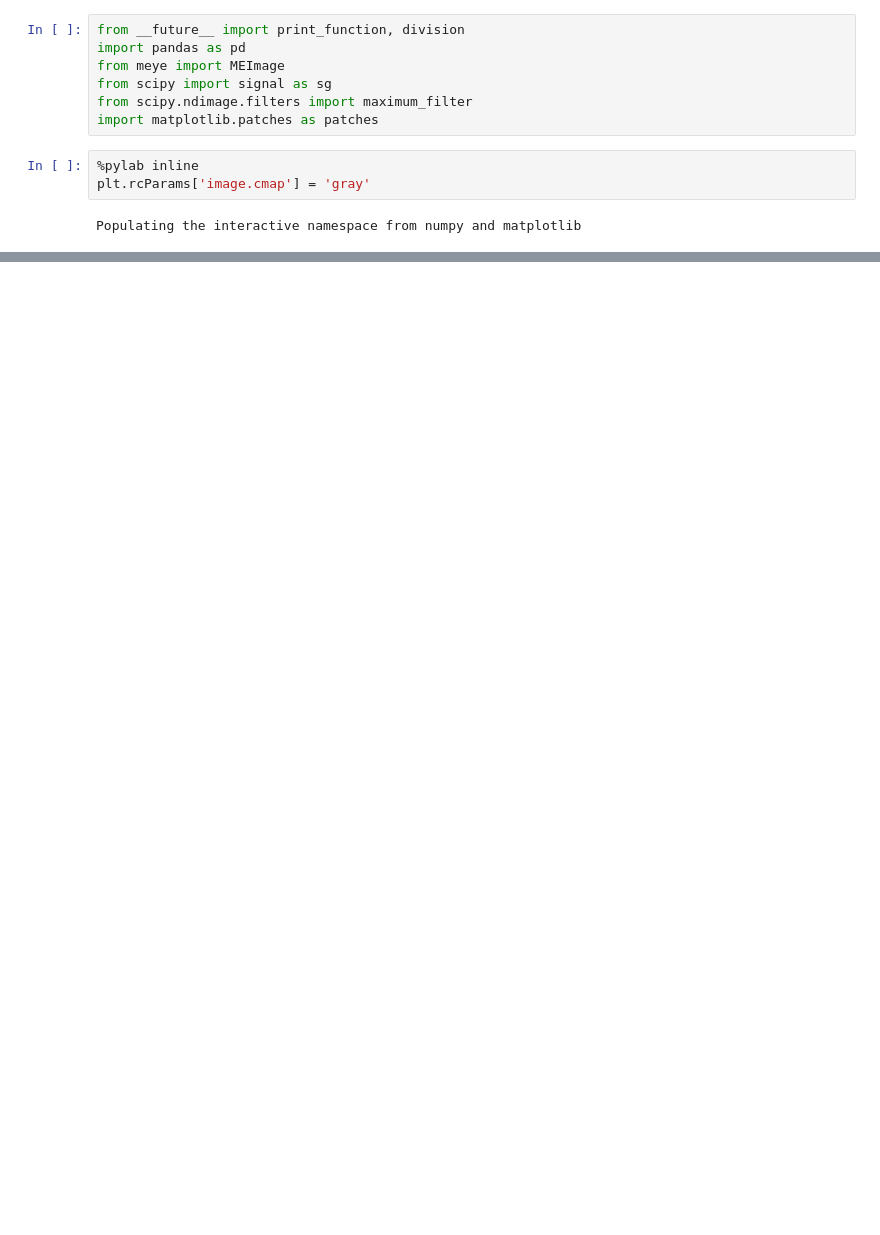
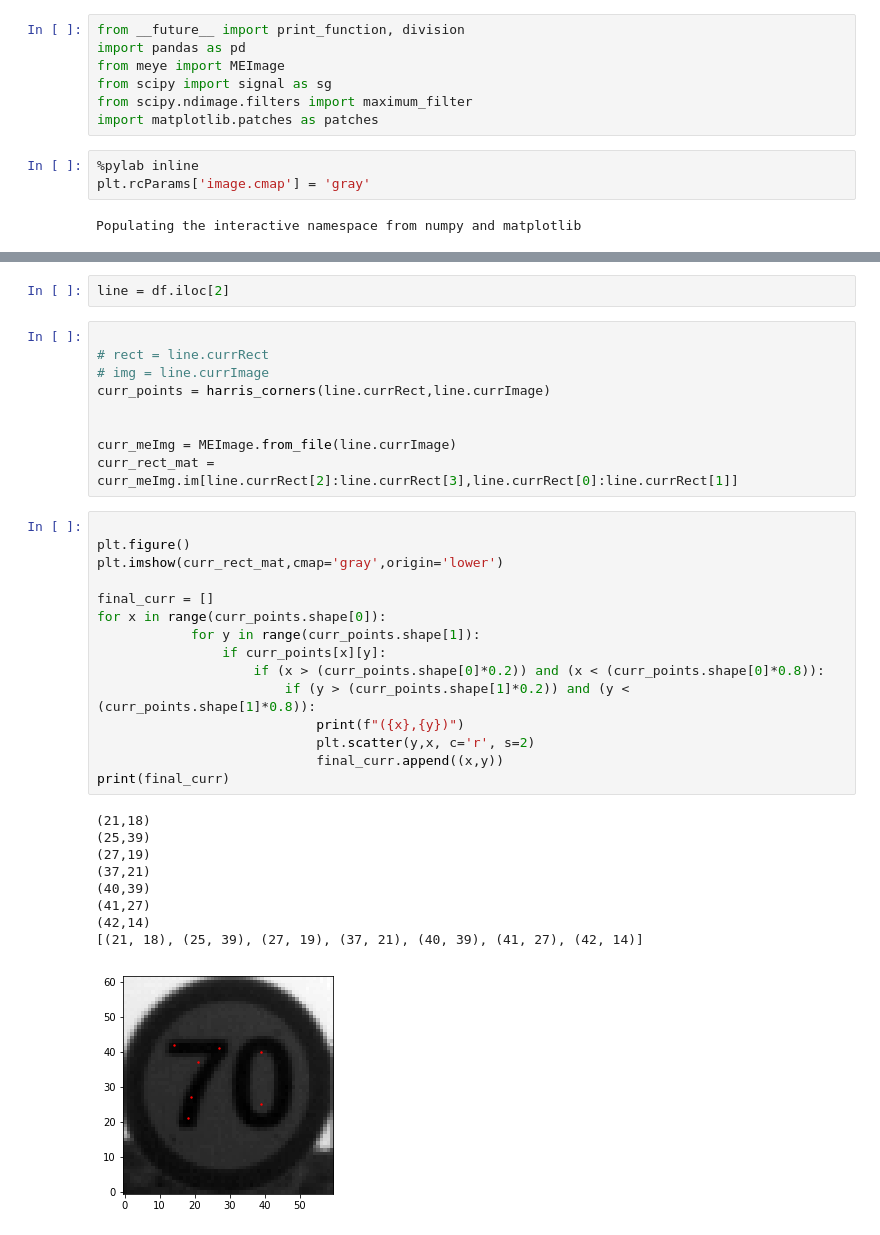
Before and after one commit to hodayamar/excellenteam-python-mobileye-distance-calculation, a Jupyter notebook: organized_algo.ipynb, the cells around one changed output, grey strips where cells are left out. Cells and saved outputs as stored; diff of their text form; blank space fills up the shorter version.

```diff
--- a/organized_algo.ipynb
+++ b/organized_algo.ipynb
@@ -141,0 +142,36 @@ mask
+# %%
+line = df.iloc[2]
+# %%
+
+# rect = line.currRect
+# img = line.currImage
+curr_points = harris_corners(line.currRect,line.currImage)
+
+
+curr_meImg = MEImage.from_file(line.currImage)
+curr_rect_mat = curr_meImg.im[line.currRect[2]:line.currRect[3],line.currRect[0]:line.currRect[1]]
+# %%
+
+plt.figure()
+plt.imshow(curr_rect_mat,cmap='gray',origin='lower')
+
+final_curr = []
+for x in range(curr_points.shape[0]):
+            for y in range(curr_points.shape[1]):
+                if curr_points[x][y]:
+                    if (x > (curr_points.shape[0]*0.2)) and (x < (curr_points.shape[0]*0.8)):
+                        if (y > (curr_points.shape[1]*0.2)) and (y < (curr_points.shape[1]*0.8)):
+                            print(f"({x},{y})")
+                            plt.scatter(y,x, c='r', s=2)
+                            final_curr.append((x,y))
+print(final_curr)
+# %% [output]
+(21,18)
+(25,39)
+(27,19)
+(37,21)
+(40,39)
+(41,27)
+(42,14)
+[(21, 18), (25, 39), (27, 19), (37, 21), (40, 39), (41, 27), (42, 14)]
+[figure, added]
```
Also changed, not shown: parts of 23 cells of this notebook, 1 other file.
